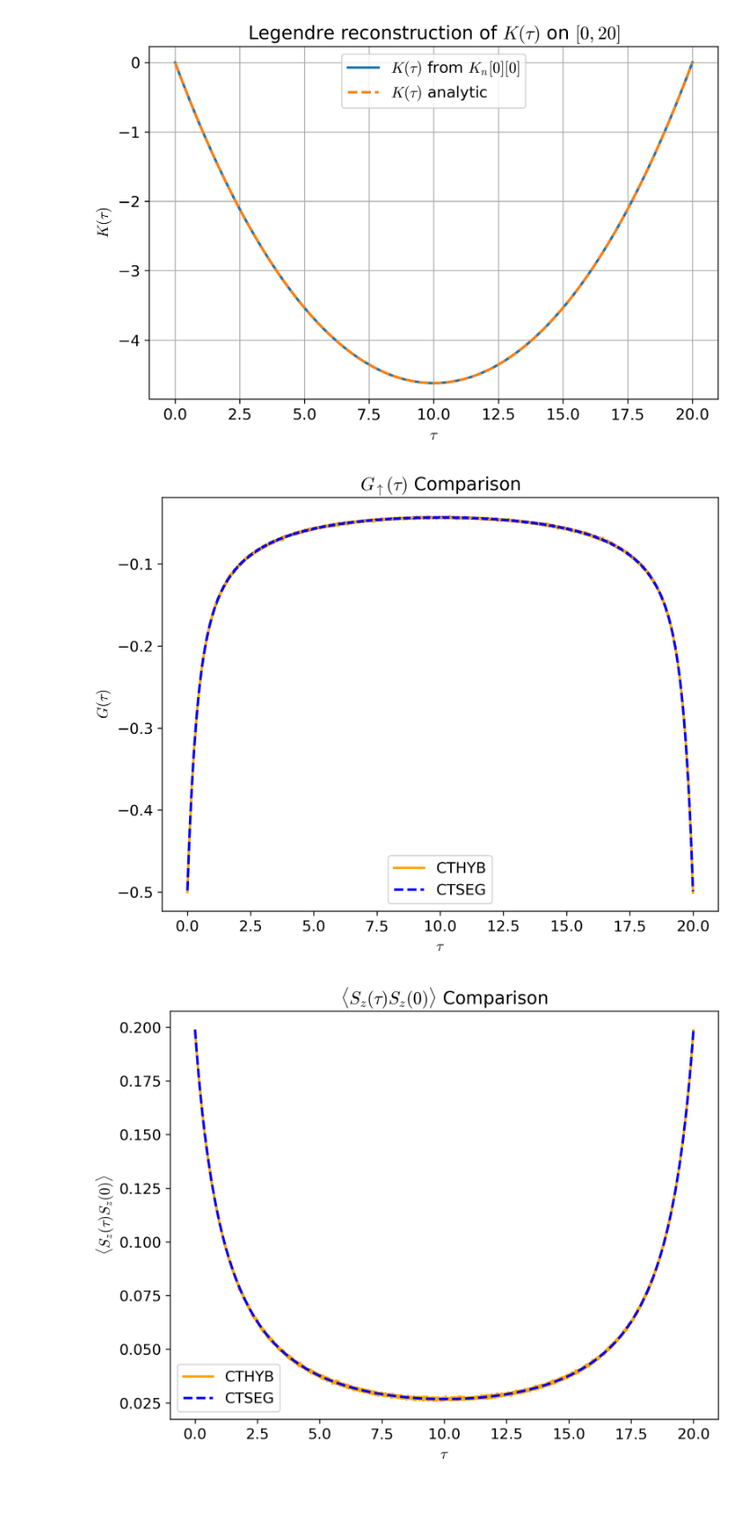
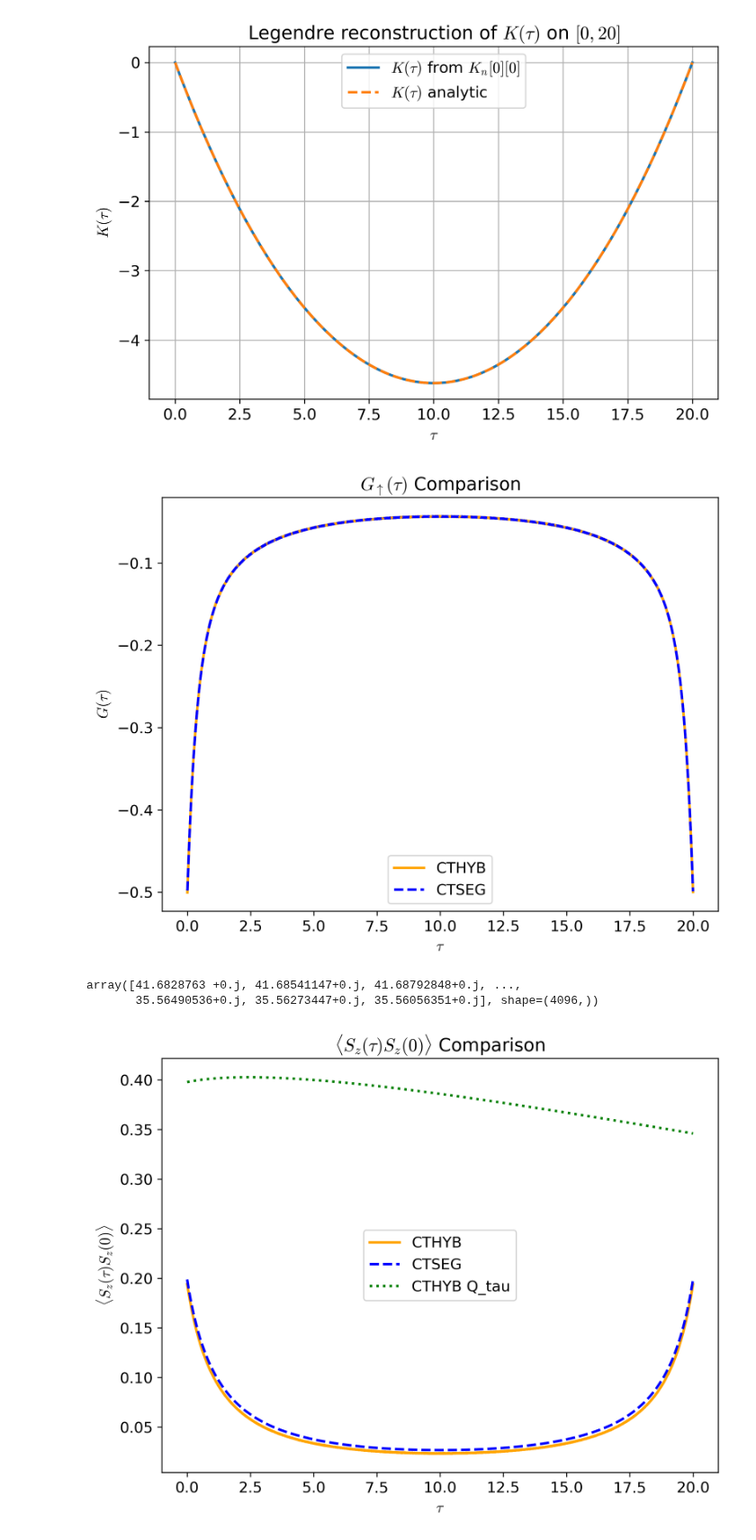
Before and after one commit to andrewkhardy/cthyb, a Jupyter notebook: benchmark/dynamic_int/CTHYB_Benchmarking_Minimal.ipynb, the cells around one changed output. Shown at 90% size. Cells and saved outputs as stored; diff of their text form; code cells hidden in the pictures; blank space fills up the shorter version.

```diff
--- a/benchmark/dynamic_int/CTHYB_Benchmarking_Minimal.ipynb
+++ b/benchmark/dynamic_int/CTHYB_Benchmarking_Minimal.ipynb
@@ -18,6 +18,7 @@ data_loc = "/home/andrewhardy/Documents/Data/CTHYB_Data"
 #f_cthyb = f"{data_loc}/cthyb_lambda--0.05-U-4.0_b-20.0_nw-100000_mins-22_lf=True.h5"
 #f_cthyb = f"{data_loc}/cthyb_lambda--0.05-U-4.0_b-20.0_nw-100000_mins-22_lf=False.h5"
 f_cthyb = f"{data_loc}/cthyb_lambda--0.1-U-4.0_b-20.0_nw-100000_mins-22_lf=True.h5"
+f_cthyb = f"{data_loc}/cthyb_lambda-0.1-U-4.0_b-20.0_nw-1000000_mins-40_lf=True.h5"
 
 #f_cthyb = f"{data_loc}/cthyb_lambda--0.05-U-4.0_b-20.0_nw-500000_mins-10_lf=True.h5"
 
@@ -27,6 +28,7 @@ with HDFArchive(f_cthyb, "r") as A:
     G_tau_hyb["up"].data[:,0,0] = G_tau_hyb["up"].data[:,0,0]# +0.025
     Sz_hyb = A["O_tau"]
     K_n = A["K_n"]
+    Q_tau = A["Q_tau"]
     average_sign = A["average_sign"]
 with HDFArchive(f_ctseg, "r") as A:
     G_tau_seg = A["G_tau"]
@@ -77,28 +79,35 @@ plt.ylabel(r"$G(\tau)$")
 plt.legend()
 plt.show()
 # %% [output]
-[figure, old version]
+[figure, new version]
+# %%
+Q_tau["up", "up"].data[:,0,0]
+# %% [output]
+array([41.6828763 +0.j, 41.68541147+0.j, 41.68792848+0.j, ...,
+       35.56490536+0.j, 35.56273447+0.j, 35.56056351+0.j], shape=(4096,))
 # %%
 SzSz_seg = 0.25 * (nn_seg['up', 'up'].data[:, 0, 0].real
                  + nn_seg['down', 'down'].data[:, 0, 0].real
                  - nn_seg['up', 'down'].data[:, 0, 0].real
                  - nn_seg['down', 'up'].data[:, 0, 0].real)
-
+SzSz_tau = 0.25*(Q_tau['up', 'up'].data[:, 0, 0].real + Q_tau['down', 'down'].data[:, 0, 0].real
+                 - Q_tau['up', 'down'].data[:, 0, 0].real - Q_tau['down', 'up'].data[:, 0, 0].real)
 tau_seg = np.array([float(t) for t in nn_seg['up', 'up'].mesh])
 
 tau_hyb = np.array([float(t) for t in Sz_hyb.mesh])
 SzSz_hyb = Sz_hyb.data.real
 
 plt.figure(figsize=(8, 6))
 plt.plot(tau_hyb, SzSz_hyb, color="orange", linewidth=2.0, label="CTHYB")
 plt.plot(tau_seg, SzSz_seg, color="blue", linewidth=2.0, label="CTSEG", linestyle="--")
+plt.plot(tau_hyb, SzSz_tau/100, color="green", linewidth=2.0, label="CTHYB Q_tau", linestyle=":")
 plt.title(r"$\langle S_z(\tau) S_z(0) \rangle$ Comparison")
 plt.ylabel(r"$\langle S_z(\tau) S_z(0) \rangle$")
 plt.xlabel(r"$\tau$")
 plt.legend()
 plt.show()
 # %% [output]
-[figure, old version]
+[figure, new version]
 # %%
 data_loc = "/home/andrewhardy/Documents/Data/CTHYB_Data"
 f_cthyb = f"{data_loc}/spin_spin_cthyb_lambda--0.0-U-4.0_b-10.0_nw-1000000_mins-100.h5"
```
Also changed, not shown: 1 other file.
